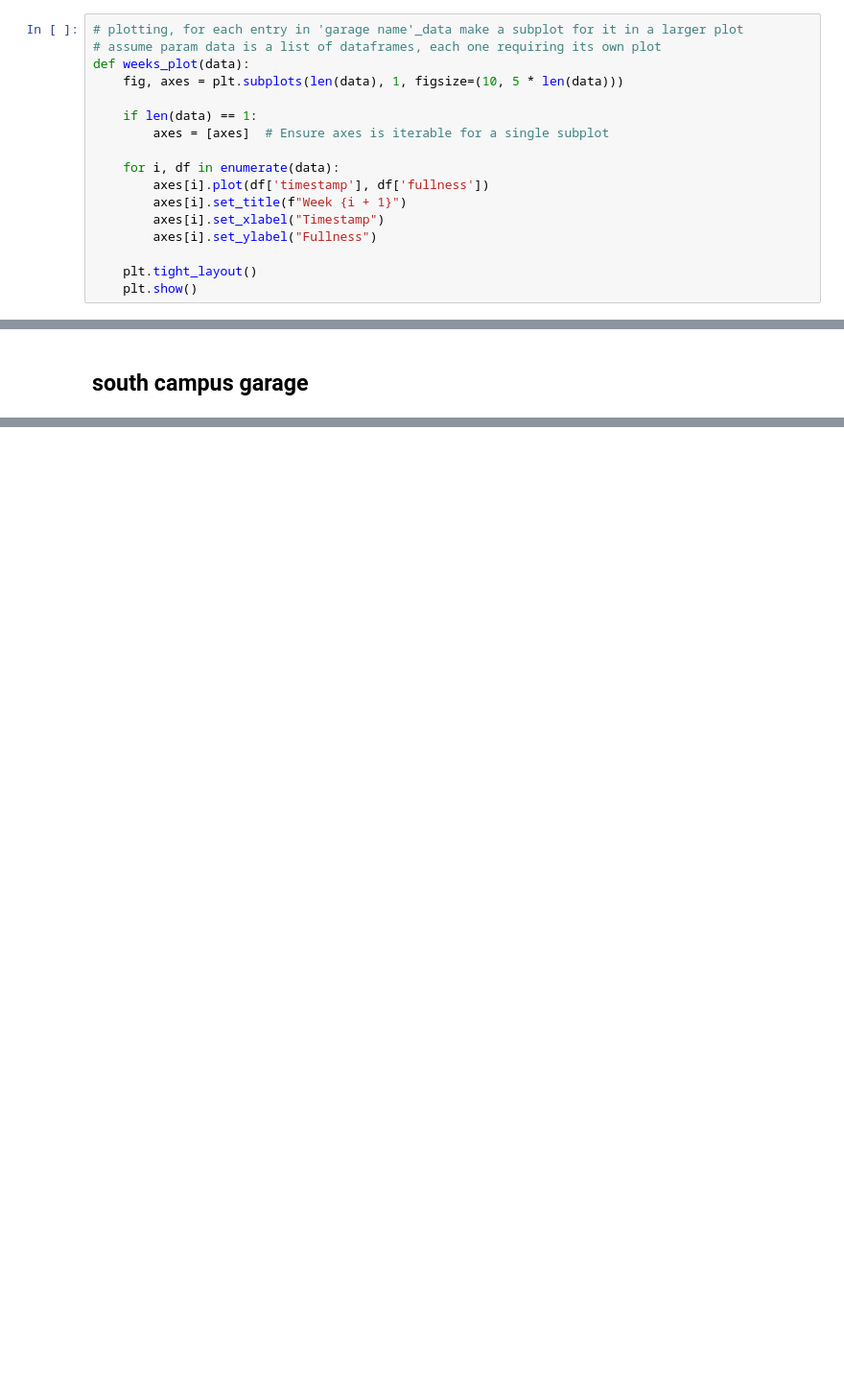
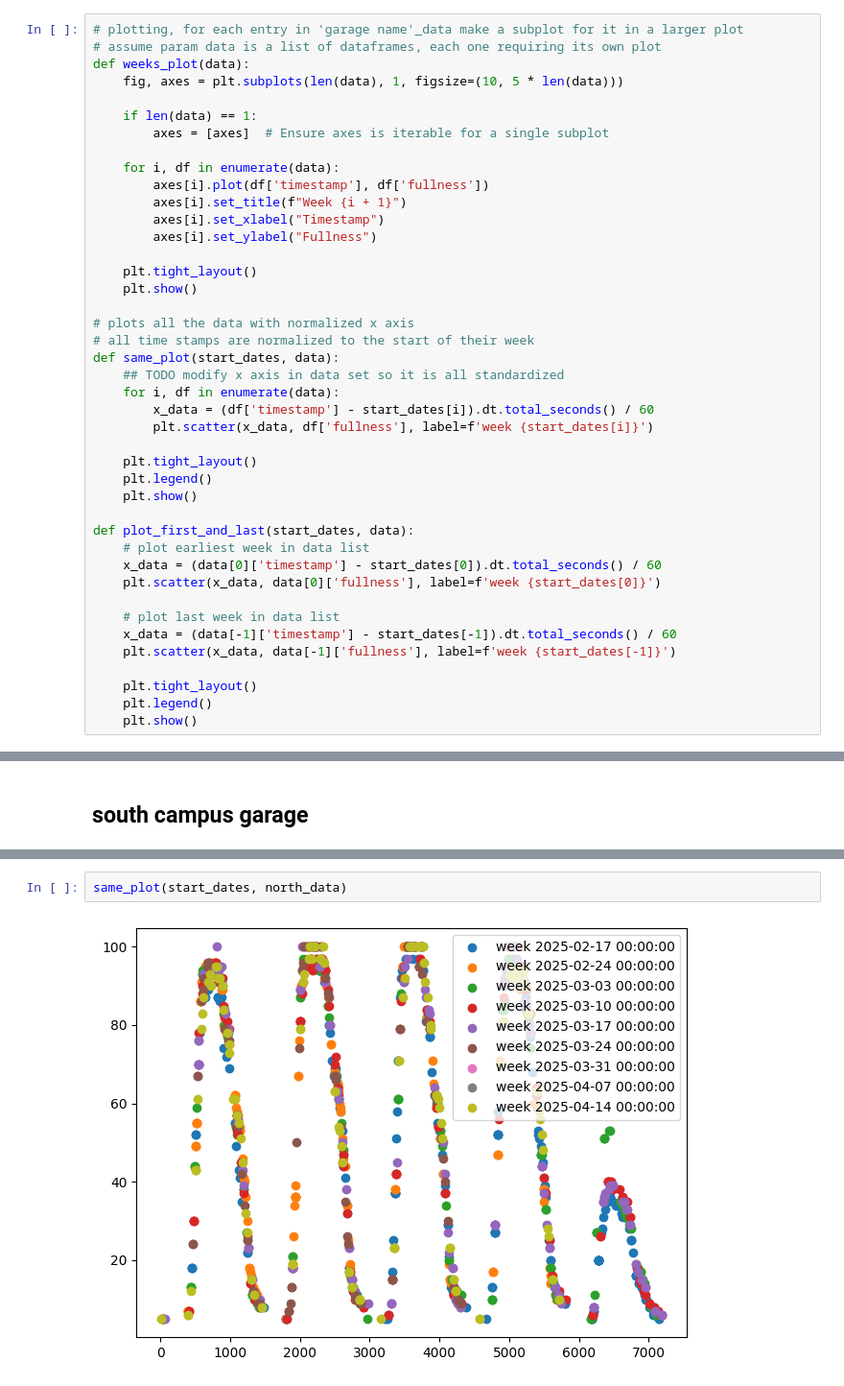
Before and after one commit to FardinHaque60/ParkPredict_Experiments, a Jupyter notebook: data_viz/week_scatter_plot.ipynb, the cells around one changed output, grey strips where cells are left out. Shown at 96% size. Drawn from its saved outputs; the diff is of its cells as text; blank space fills up the shorter version.

```diff
--- a/data_viz/week_scatter_plot.ipynb
+++ b/data_viz/week_scatter_plot.ipynb
@@ -36,6 +36,31 @@ def weeks_plot(data):
 
     plt.tight_layout()
     plt.show()
+
+# plots all the data with normalized x axis
+# all time stamps are normalized to the start of their week
+def same_plot(start_dates, data):
+    ## TODO modify x axis in data set so it is all standardized
+    for i, df in enumerate(data):
+        x_data = (df['timestamp'] - start_dates[i]).dt.total_seconds() / 60
+        plt.scatter(x_data, df['fullness'], label=f'week {start_dates[i]}')
+
+    plt.tight_layout()
+    plt.legend()
+    plt.show()
+
+def plot_first_and_last(start_dates, data):
+    # plot earliest week in data list
+    x_data = (data[0]['timestamp'] - start_dates[0]).dt.total_seconds() / 60
+    plt.scatter(x_data, data[0]['fullness'], label=f'week {start_dates[0]}')
+
+    # plot last week in data list
+    x_data = (data[-1]['timestamp'] - start_dates[-1]).dt.total_seconds() / 60
+    plt.scatter(x_data, data[-1]['fullness'], label=f'week {start_dates[-1]}')
+
+    plt.tight_layout()
+    plt.legend()
+    plt.show()
 # %% [markdown]
 ## load data
 # %%
@@ -77,0 +107,4 @@ weeks_plot(south_campus_data)
+# %%
+same_plot(start_dates, north_data)
+# %% [output]
+[figure, added]
```
Also changed, not shown: parts of 9 cells of this notebook, 2 other files.
